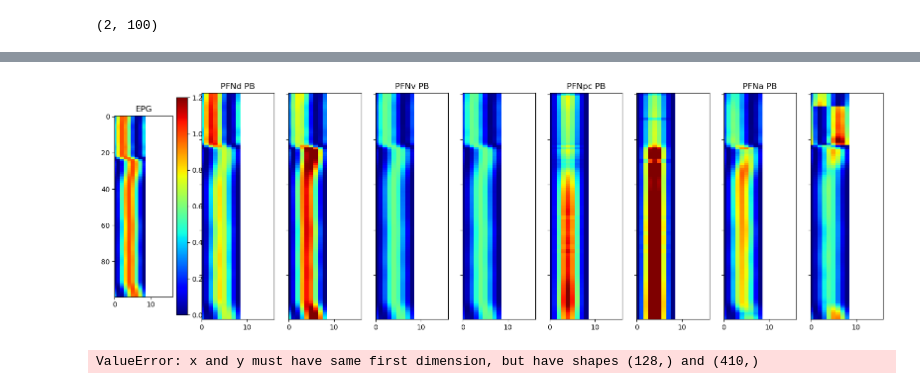
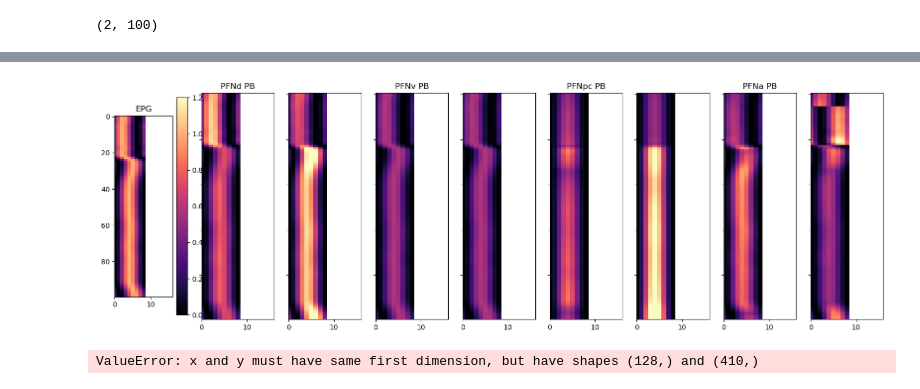
Before and after one commit to MayC06/PFN_Model_Predictions, a Jupyter notebook: plot_trajectory_with_PFN_heatmaps_Stupski-vanBreugel-2024.ipynb, the cells around one changed output, grey strips where cells are left out. Drawn from its saved outputs; the diff is of its cells as text; code cells hidden in the pictures.

Commit message:
Update plotting notebooks for trajectories and PFN activity heatmaps with fly_plot_lib_plot

```diff
--- a/plot_trajectory_with_PFN_heatmaps_Stupski-vanBreugel-2024.ipynb
+++ b/plot_trajectory_with_PFN_heatmaps_Stupski-vanBreugel-2024.ipynb
@@ -85,8 +82,8 @@ pfn_model.plot_bump(fig_size=0.7)
 # %%
-pfn_model.plot_heatmap(fig_size=20)
-plt.savefig('vBtraj61_heatmaps_with_cbar.svg')
+pfn_model.plot_heatmap(fig_size=20,cmap='magma')
+plt.savefig('vBtraj61_heatmaps_with_magmacbar.svg')
 # %% [output]
-[figure, old version]
+[figure, new version]
 # %%
 fig,ax = plt.subplots(1,2)
 ax[0].plot(np.arange(1,129,step=1),abs(np.diff(stims['Amag'])))
```
Also changed, not shown: parts of 2 cells of this notebook, 2 other files.
